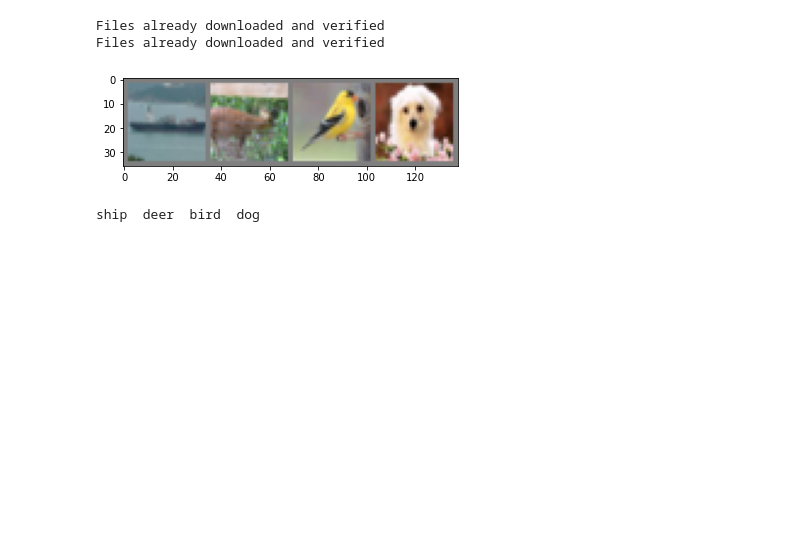
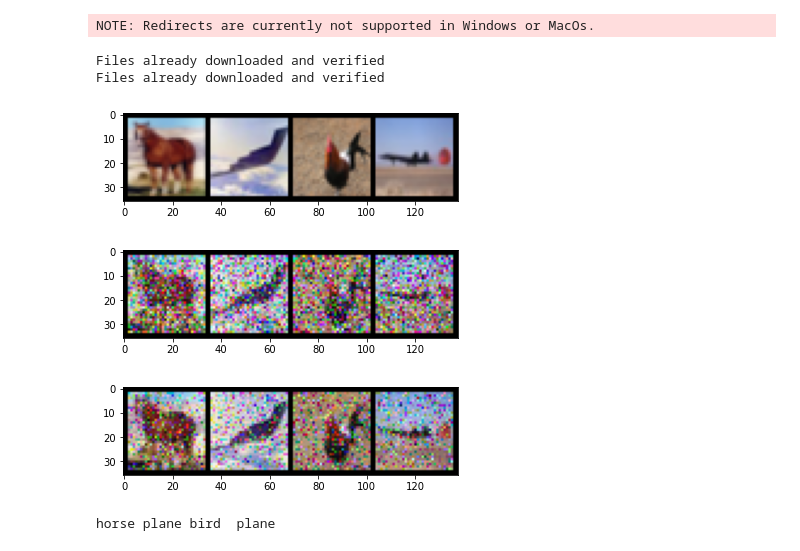
Before and after one commit to Francesco215/Quantum-diffusion, a Jupyter notebook: cifar_10.ipynb, the cells around one changed output. Drawn from its saved outputs; the diff is of its cells as text; code cells hidden in the pictures; blank space fills up the shorter version.

```diff
--- a/cifar_10.ipynb
+++ b/cifar_10.ipynb
@@ -4,20 +4,22 @@
 import torch
 import torchvision
 import torchvision.transforms as transforms
+from src import *
+
+if torch.backends.mps.is_available():
+    device = torch.device("mps")
+# %% [output]
+NOTE: Redirects are currently not supported in Windows or MacOs.
 # %%
-transform = transforms.Compose(
-    [transforms.ToTensor(),
-     transforms.Normalize((0.5, 0.5, 0.5), (0.5, 0.5, 0.5))])
-
 batch_size = 4
 
 trainset = torchvision.datasets.CIFAR10(root='./data', train=True,
-                                        download=True, transform=transform)
+                                        download=True, transform=transforms.ToTensor())
 trainloader = torch.utils.data.DataLoader(trainset, batch_size=batch_size,
                                           shuffle=True, num_workers=2)
 
 testset = torchvision.datasets.CIFAR10(root='./data', train=False,
-                                       download=True, transform=transform)
+                                       download=True, transform=transforms.ToTensor())
 testloader = torch.utils.data.DataLoader(testset, batch_size=batch_size,
                                          shuffle=False, num_workers=2)
 
@@ -34,7 +36,6 @@ import numpy as np
 
 
 def imshow(img):
-    img = img / 2 + 0.5     # unnormalize
     npimg = img.numpy()
     plt.imshow(np.transpose(npimg, (1, 2, 0)))
     plt.show()
@@ -43,14 +44,37 @@ def imshow(img):
 # get some random training images
 dataiter = iter(trainloader)
 images, labels = dataiter.next()
-
-# show images
-imshow(torchvision.utils.make_grid(images))
-# print labels
-print(' '.join(f'{classes[labels[j]]:5s}' for j in range(batch_size)))
-# %% [output]
-[figure, removed]
-ship  deer  bird  dog
+# %%
+timesteps=1000
+
+times=torch.ones(len(images))*timesteps*0.1
+alpha=cosine_schedule(times,timesteps)
+
+alpha=torch.ones(len(images))-.1
+# %%
+# show images
+imshow(torchvision.utils.make_grid(images))
+
+images=decimal_to_binary(images)
+noisy_images_digital=bernoulli_noise(images,alpha)
+noisy_images_digital=binary_to_decimal(noisy_images_digital)
+
+images=binary_to_qubits(images)
+noisy_images=gaussian_noise(images,alpha)
+noisy_images=qubit_to_decimal(noisy_images)
+
+images=qubit_to_decimal(images)
+
+imshow(torchvision.utils.make_grid(noisy_images))
+imshow(torchvision.utils.make_grid(noisy_images_digital))
+
+# print labels
+print(' '.join(f'{classes[labels[j]]:5s}' for j in range(batch_size)))
+# %% [output]
+[figure, added]
+[figure, added]
+[figure, added]
+horse plane bird  plane
 # %%
 n_bits = 8
 # %%
```
Also changed, not shown: parts of 4 cells of this notebook, 4 other files.
